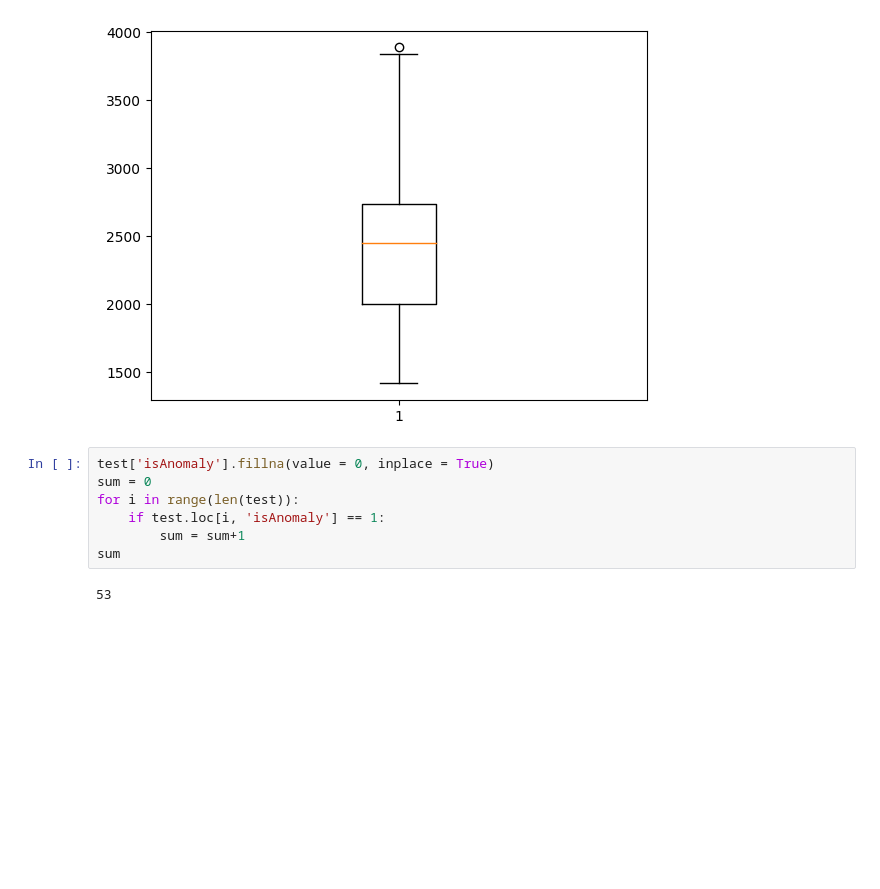
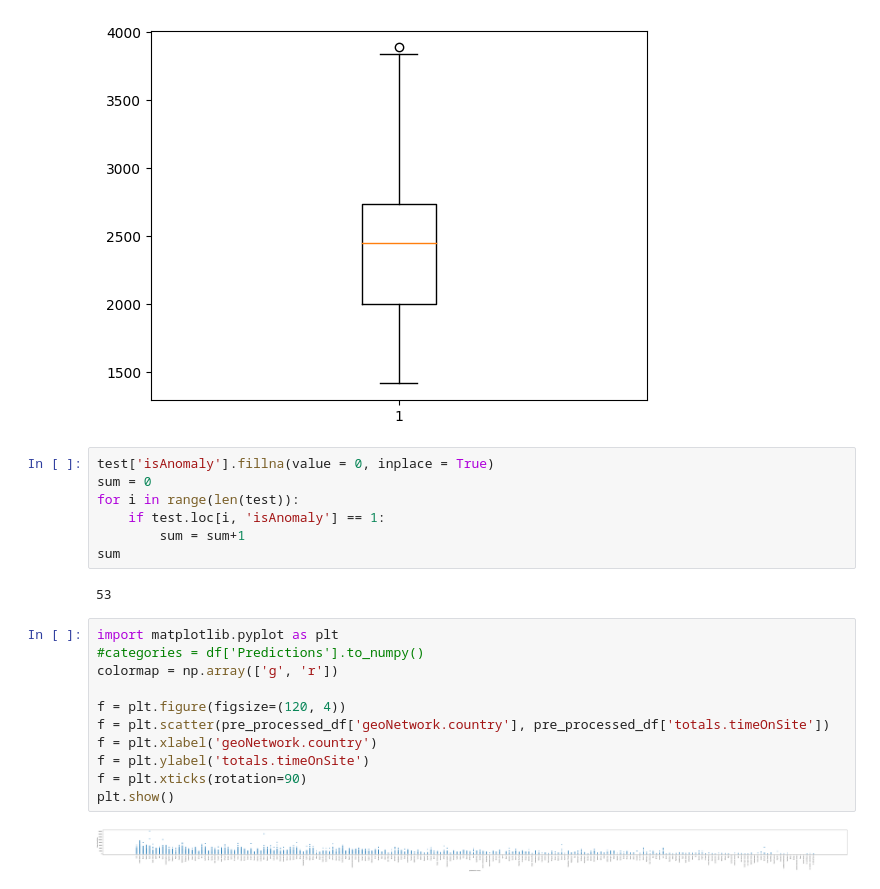
Before and after one commit to bsse1027/SPL-3, a Jupyter notebook: Data Processing.ipynb, the cells around one changed output. Saved outputs shown, nothing was run; the diff lists cells and outputs as text; blank space fills up the shorter version.

```diff
--- a/Data Processing.ipynb
+++ b/Data Processing.ipynb
@@ -205,3 +206,16 @@ for i in range(len(test)):
 sum
 # %% [output]
 53
+# %%
+import matplotlib.pyplot as plt
+#categories = df['Predictions'].to_numpy()
+colormap = np.array(['g', 'r'])
+
+f = plt.figure(figsize=(120, 4))
+f = plt.scatter(pre_processed_df['geoNetwork.country'], pre_processed_df['totals.timeOnSite'])
+f = plt.xlabel('geoNetwork.country')
+f = plt.ylabel('totals.timeOnSite')
+f = plt.xticks(rotation=90)
+plt.show()
+# %% [output]
+[figure, added]
```
Also changed, not shown: parts of 2 cells of this notebook, 8 other files.
